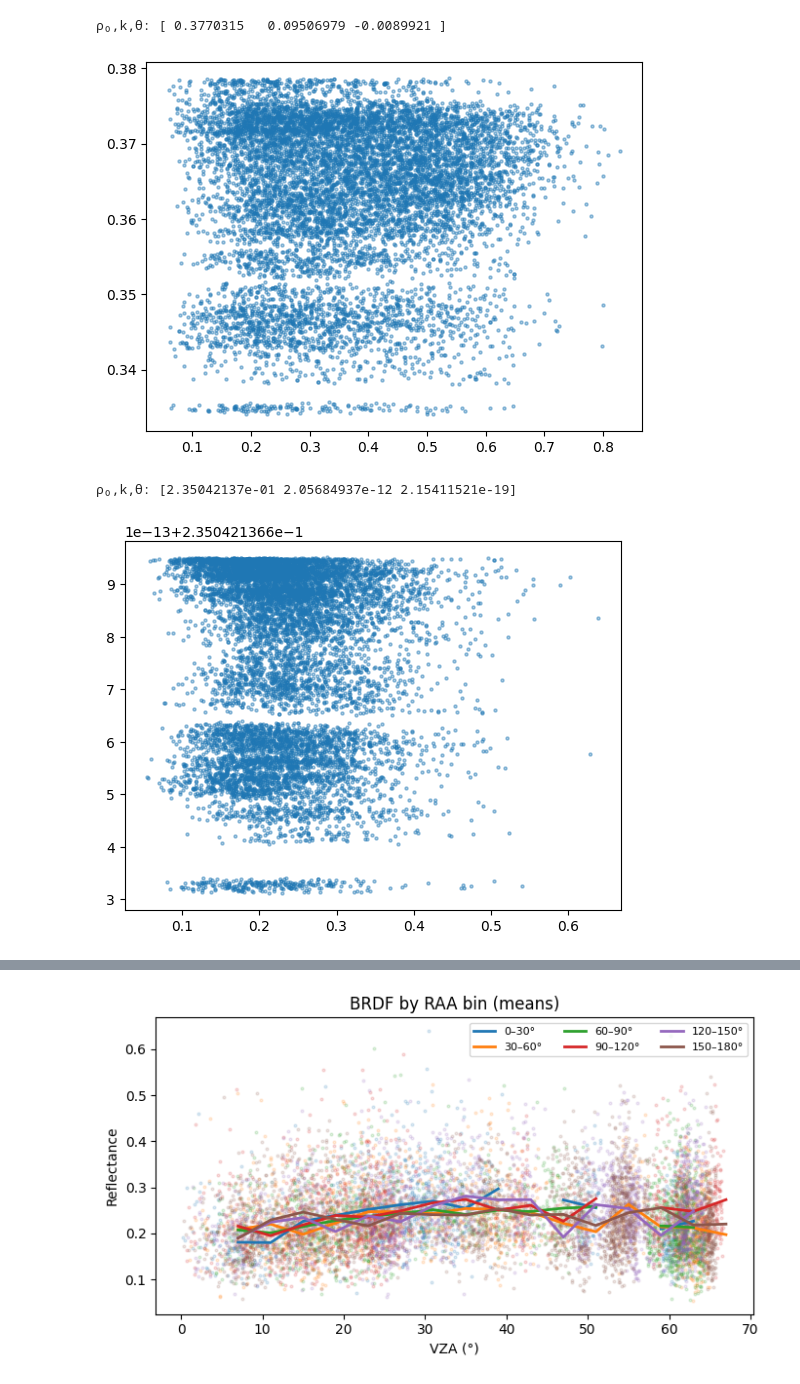
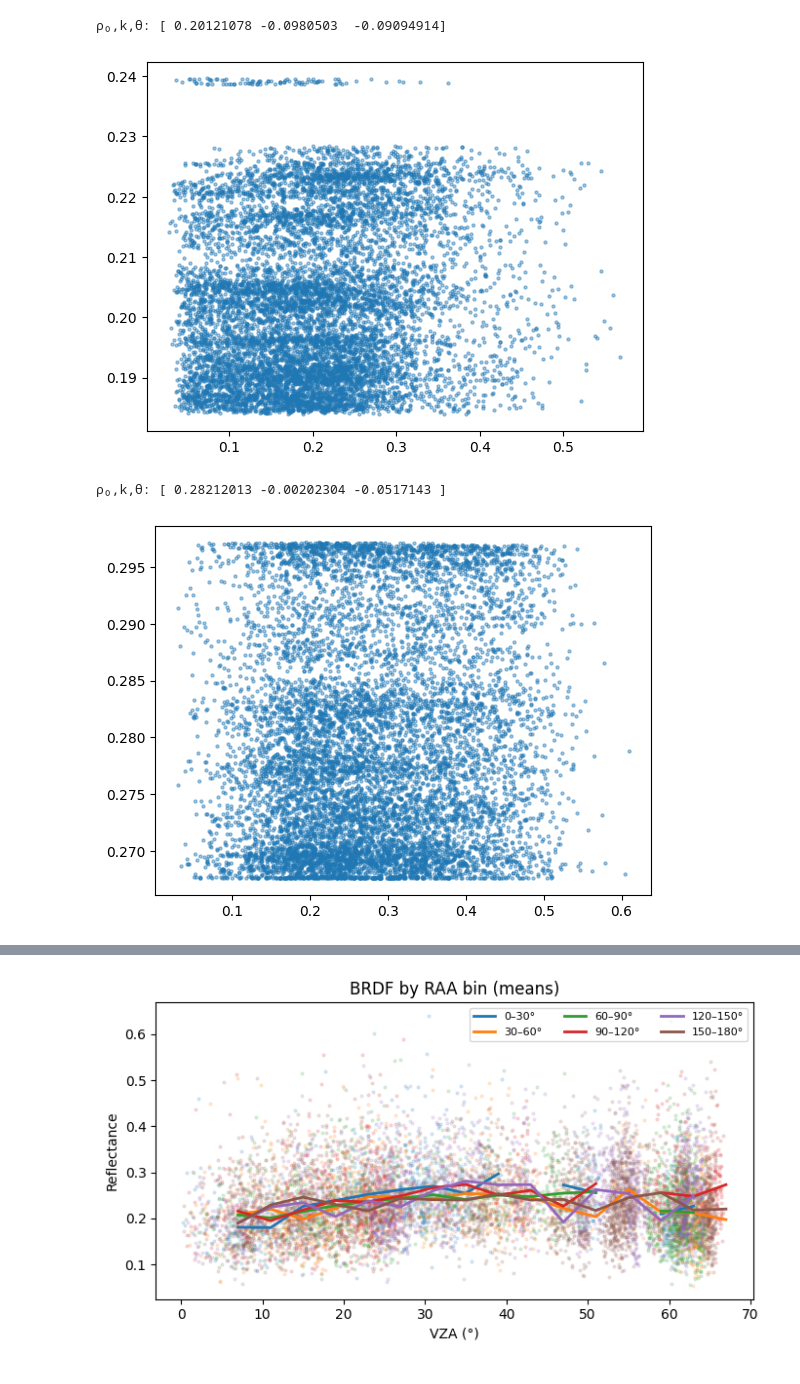
Before and after one commit to ReneHeim/proj_on_uav, a Jupyter notebook: Documentation/Notebooks/Polar Plots.ipynb, the cells around one changed output, grey strips where cells are left out. Cells and saved outputs as stored; diff of their text form; code cells hidden in the pictures.

```diff
--- a/Documentation/Notebooks/Polar Plots.ipynb
+++ b/Documentation/Notebooks/Polar Plots.ipynb
@@ -5,7 +5,7 @@ import polars as pl
 import scipy as sp
 import sklearn as sk
 # %%
-df = pl.read_parquet(r'D:\20240826_week8\metashape\20241029_products_uav_data\output\extract\polygon_df\plot_10.parquet')
+df = pl.read_parquet(r'D:\20240826_week8\metashape\20241029_products_uav_data\output\extract\polygon_df\plot_14.parquet')
 df =df.drop(['distance_xy','angle_rad','vaa_rad','vaa_temp'])
 df
 # %% [output]
@@ -217,28 +227,28 @@ R_hat = rpv((sza, vza, raa), *pars)
 plt.scatter(R, R_hat, s=5, alpha=0.4);
 plt.show()
 # %% [output]
-ρ₀,k,θ: [ 0.3770315   0.09506979 -0.0089921 ]
+ρ₀,k,θ: [ 0.20121078 -0.0980503  -0.09094914]
-[figure, old version]
+[figure, new version]
 # %%
 
-df_fit = df.filter((pl.col("NDVI") > 0.9) &
+df_fit = df.filter((pl.col("NDVI") > 0.7) &
                    (pl.col("band5").is_finite()) &
                    (pl.col("band5") < 0.9)) .sample(n=10000, with_replacement=False)
 
 sza = df_fit["sza_deg"].to_numpy()
 vza = df_fit["vza_deg_new"].to_numpy()
 raa = df_fit["raa_deg"].to_numpy()
 R   = df_fit[band].to_numpy()
 
 mask = np.isfinite(sza) & np.isfinite(vza) & np.isfinite(raa) & np.isfinite(R)
 pars, _ = curve_fit(rpv, (sza[mask], vza[mask], raa[mask]), R[mask],
-                    p0=[np.median(R), 1.0, 0.1], bounds=(0, [1, 5, 1]))
+                    p0=[np.median(R), 1.0, 0.1], bounds=(-1, [1, 5, 1]))
 print("ρ₀,k,θ:", pars)
 R_hat = rpv((sza, vza, raa), *pars)
 plt.scatter(R, R_hat, s=5, alpha=0.4);  plt.show()
 # %% [output]
-ρ₀,k,θ: [2.35042137e-01 2.05684937e-12 2.15411521e-19]
+ρ₀,k,θ: [ 0.28212013 -0.00202304 -0.0517143 ]
-[figure, old version]
+[figure, new version]
 # %%
 
 band = 'band5'
```
Also changed, not shown: parts of 9 cells of this notebook, 22 other files.
